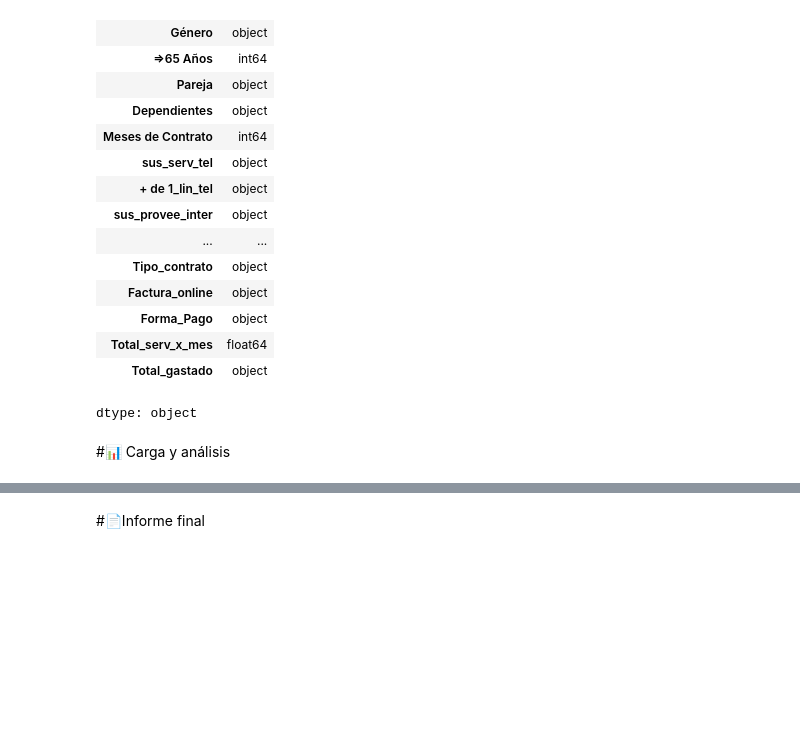
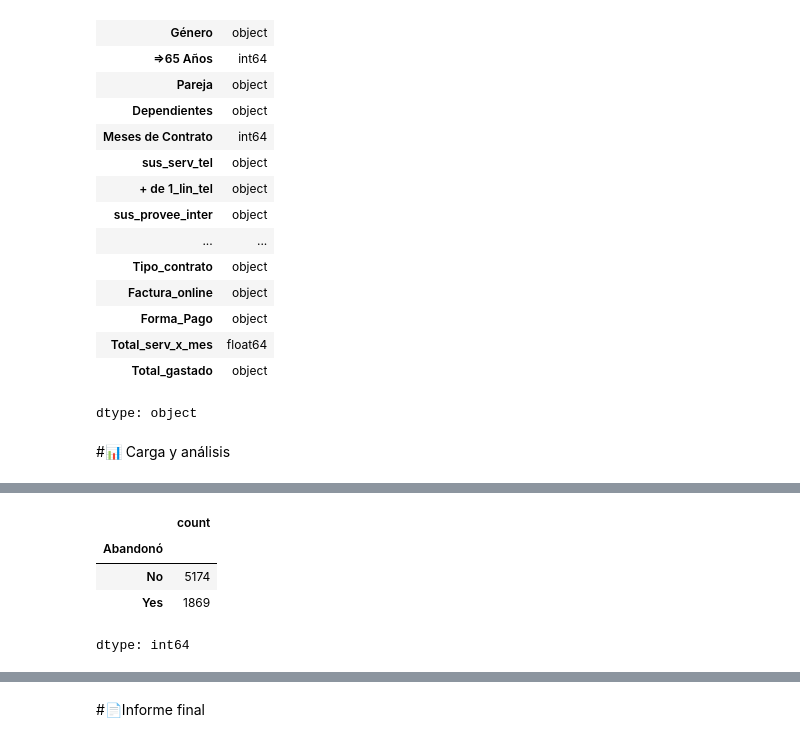
Before and after one commit to Charlymanuk/DESAFIO-TELECOM, a Jupyter notebook: TelecomX_LATAM.ipynb, the cells around one changed output, grey strips where cells are left out. Drawn from its saved outputs; the diff is of its cells as text; code cells hidden in the pictures; blank space fills up the shorter version.

```diff
--- a/TelecomX_LATAM.ipynb
+++ b/TelecomX_LATAM.ipynb
@@ -117,0 +146,10 @@ array(['Female', 'Male'], dtype=object)
+# %%
+#CANTIDAD DE ABANDONOS
+cant_abandono = df_renombrado['Abandonó'].value_counts()
+cant_abandono
+# %% [output]
+|  | count |
+| Abandonó |  |
+| No | 5174 |
+| Yes | 1869 |
+dtype: int64
```
Also changed, not shown: parts of 6 cells of this notebook.
